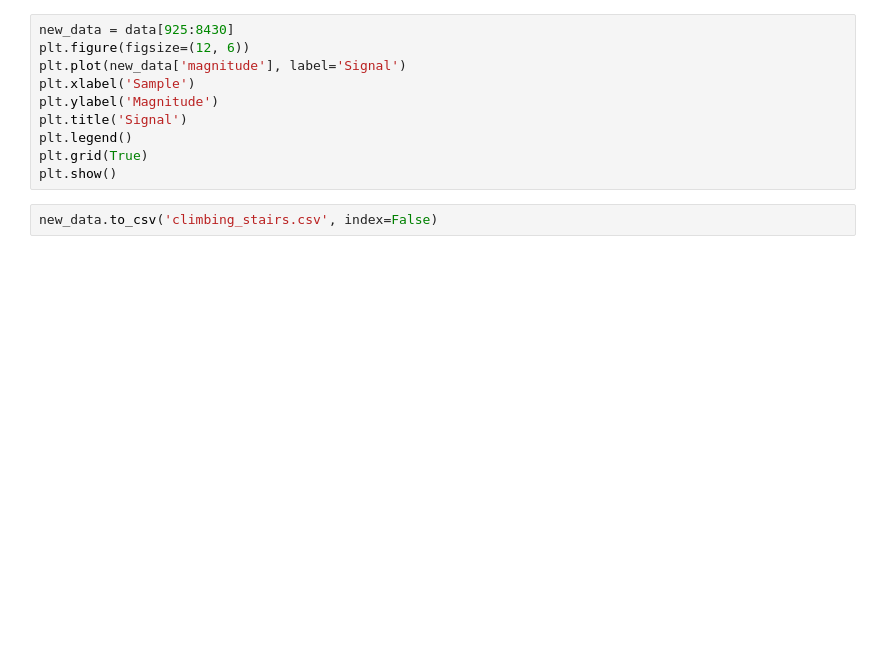
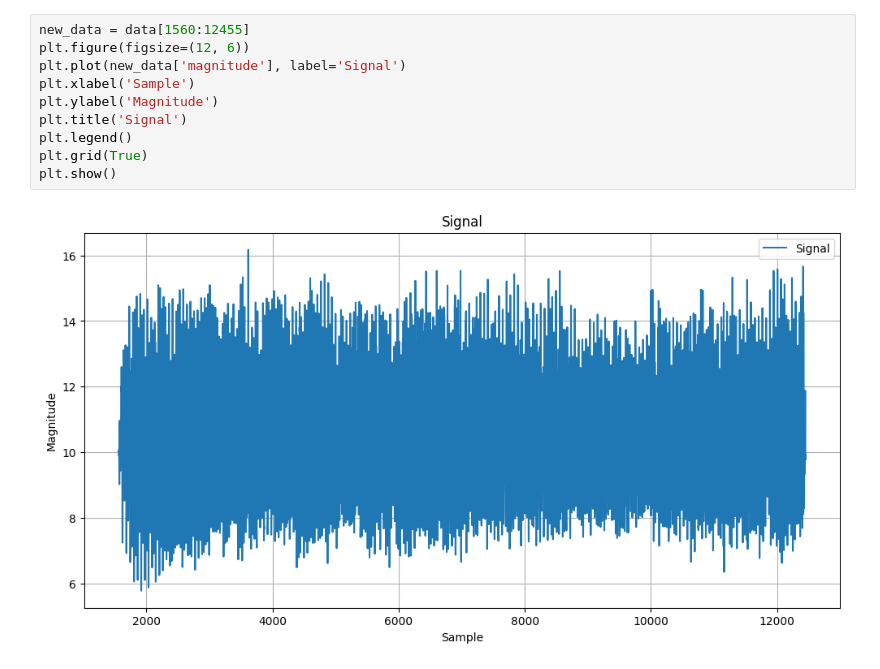
Before and after one commit to tanaratsaehia/dsp_project, a Jupyter notebook: data_preparation/strip_data.ipynb, the cells around one changed output. Cells and saved outputs as stored; diff of their text form; blank space fills up the shorter version.

```diff
--- a/data_preparation/strip_data.ipynb
+++ b/data_preparation/strip_data.ipynb
@@ -39,12 +72,12 @@ plt.show()
 # %%
-new_data = data[925:8430]
+new_data = data[1560:12455]
 plt.figure(figsize=(12, 6))
 plt.plot(new_data['magnitude'], label='Signal')
 plt.xlabel('Sample')
 plt.ylabel('Magnitude')
 plt.title('Signal')
 plt.legend()
 plt.grid(True)
 plt.show()
+# %% [output]
+[figure, added]
-# %%
-new_data.to_csv('climbing_stairs.csv', index=False)
```
Also changed, not shown: parts of 7 cells of this notebook.
